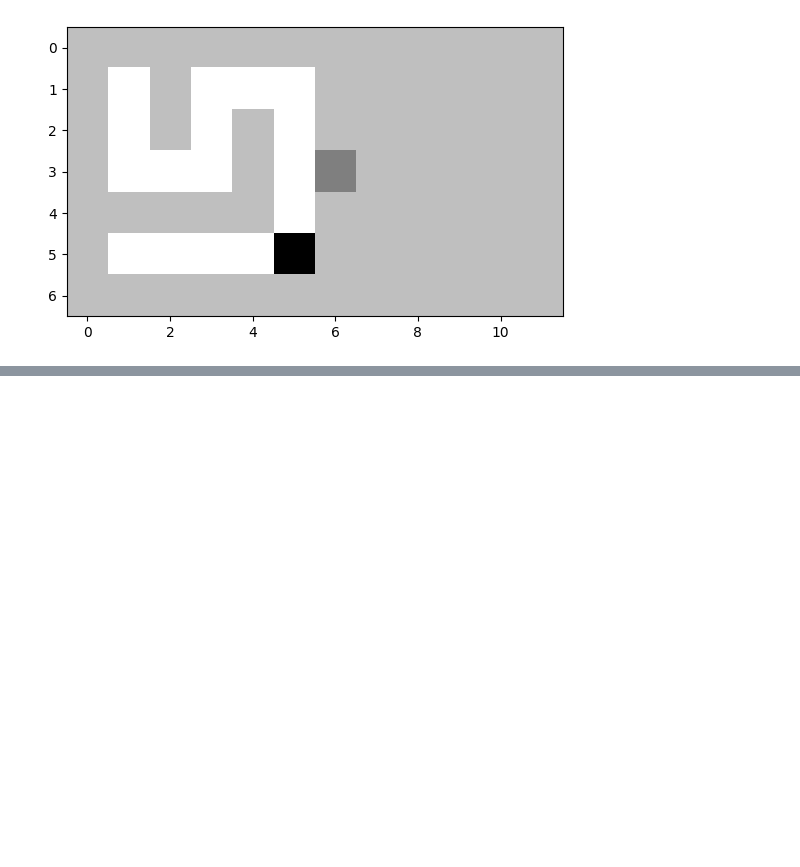
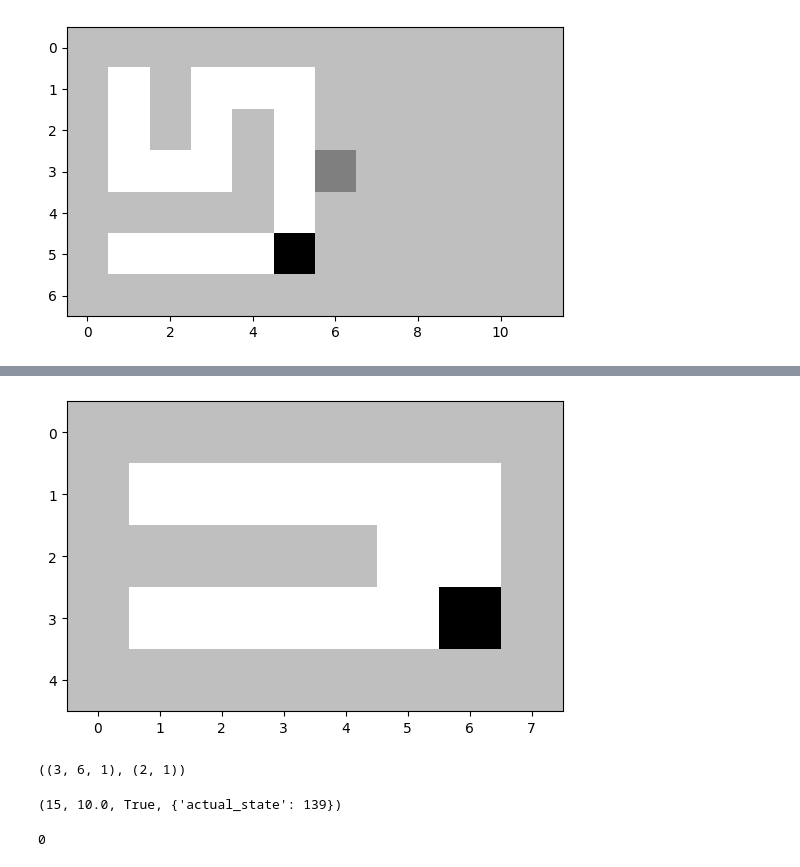
Before and after one commit to flaccagora/RoboSurgery, a Jupyter notebook: src/train.ipynb, the cells around one changed output, grey strips where cells are left out. Cells and saved outputs as stored; diff of their text form; code cells hidden in the pictures; blank space fills up the shorter version.

```diff
--- a/src/train.ipynb
+++ b/src/train.ipynb
@@ -523,0 +457,9 @@ env.render(states[s])
+# %%
+env.step(0, execute=True)
+env.render()
+# %% [output]
+[figure, added]
+# %%
+env.get_state()
+# %% [output]
+((3, 6, 1), (2, 1))
@@ -523,0 +469,8 @@ env.render(states[s])
+# %%
+env_wrapper.step(s,2)
+# %% [output]
+(15, 10.0, True, {'actual_state': 139})
+# %%
+trajectories[0][1]
+# %% [output]
+0
```
Also changed, not shown: parts of 12 cells of this notebook, 1 other file.
